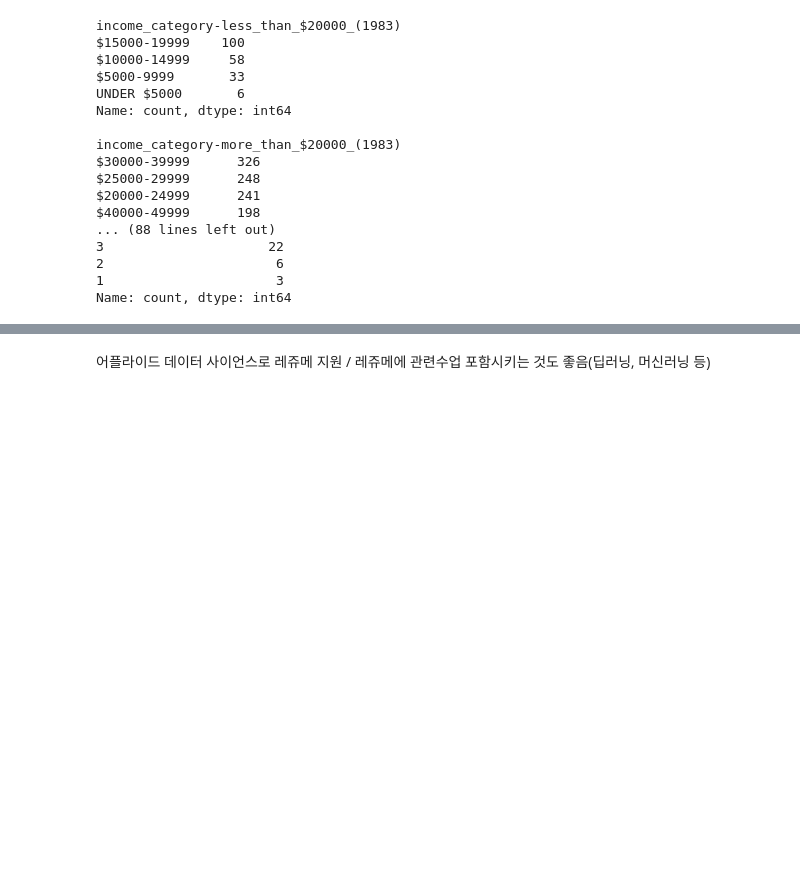
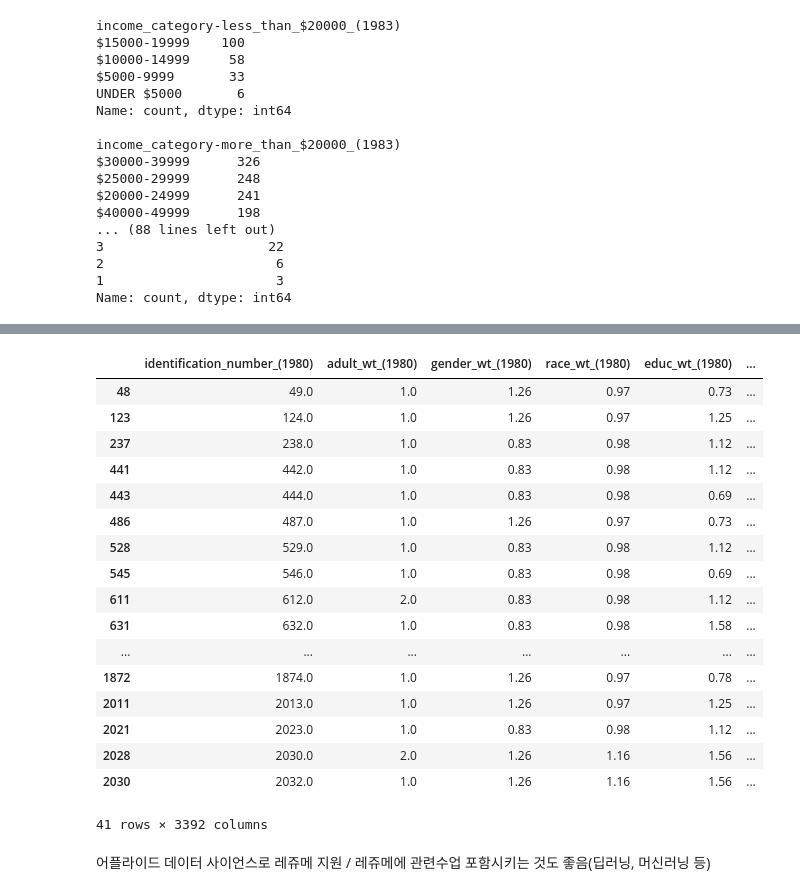
Before and after one commit to sgwlee96/Fall2024, a Jupyter notebook: DATA240/GroupProject/Untitled1.ipynb, the cells around one changed output, grey strips where cells are left out. Saved outputs shown, nothing was run; the diff lists cells and outputs as text; code cells hidden in the pictures; blank space fills up the shorter version.

```diff
--- a/DATA240/GroupProject/Untitled1.ipynb
+++ b/DATA240/GroupProject/Untitled1.ipynb
@@ -272,2 +320,23 @@ Name: count, dtype: int64
+# %%
+df[df['$_value_of_all_family_income_(1980)']==99997.0]
+# %% [output]
+|  | identification_number_(1980) | adult_wt_(1980) | gender_wt_(1980) | race_wt_(1980) | educ_wt_(1980) | ... |
+| 48 | 49.0 | 1.0 | 1.26 | 0.97 | 0.73 | ... |
+| 123 | 124.0 | 1.0 | 1.26 | 0.97 | 1.25 | ... |
+| 237 | 238.0 | 1.0 | 0.83 | 0.98 | 1.12 | ... |
+| 441 | 442.0 | 1.0 | 0.83 | 0.98 | 1.12 | ... |
+| 443 | 444.0 | 1.0 | 0.83 | 0.98 | 0.69 | ... |
+| 486 | 487.0 | 1.0 | 1.26 | 0.97 | 0.73 | ... |
+| 528 | 529.0 | 1.0 | 0.83 | 0.98 | 1.12 | ... |
+| 545 | 546.0 | 1.0 | 0.83 | 0.98 | 0.69 | ... |
+| 611 | 612.0 | 2.0 | 0.83 | 0.98 | 1.12 | ... |
+| 631 | 632.0 | 1.0 | 0.83 | 0.98 | 1.58 | ... |
+| ... | ... | ... | ... | ... | ... | ... |
+| 1872 | 1874.0 | 1.0 | 1.26 | 0.97 | 0.78 | ... |
+| 2011 | 2013.0 | 1.0 | 1.26 | 0.97 | 1.25 | ... |
+| 2021 | 2023.0 | 1.0 | 0.83 | 0.98 | 1.12 | ... |
+| 2028 | 2030.0 | 2.0 | 1.26 | 1.16 | 1.56 | ... |
+| 2030 | 2032.0 | 1.0 | 1.26 | 1.16 | 1.56 | ... |
+41 rows × 3392 columns
 # %% [markdown]
 어플라이드 데이터 사이언스로 레쥬메 지원 / 레쥬메에 관련수업 포함시키는 것도 좋음(딥러닝, 머신러닝 등)
```
Also changed, not shown: parts of 4 cells of this notebook.
